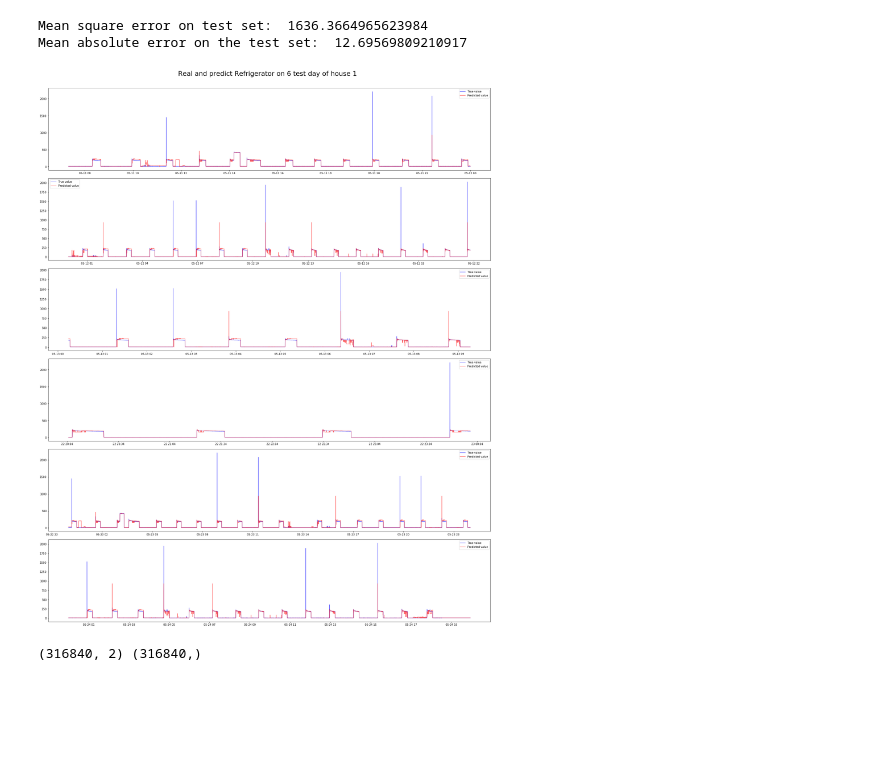
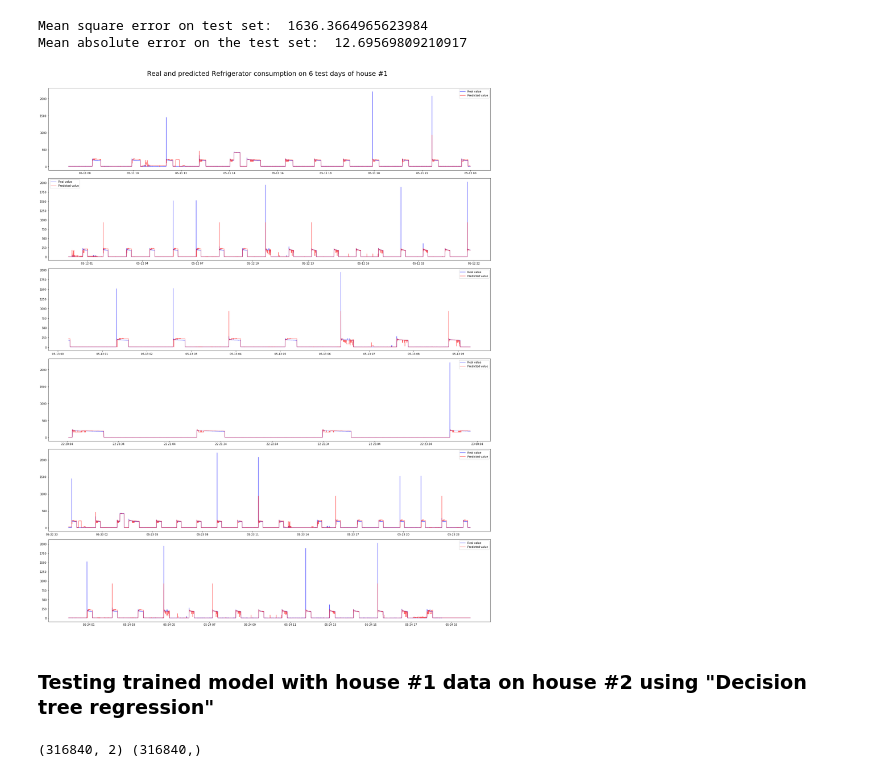
Before and after one commit to alirezasamar/DeepNILM, a Jupyter notebook: DeepNILM - Deep Energy Disaggregation.ipynb, the cells around one changed output. Saved outputs shown, nothing was run; the diff lists cells and outputs as text; code cells hidden in the pictures; blank space fills up the shorter version.

Commit message:
Apply trained decision tree regression on another house

```diff
--- a/DeepNILM - Deep Energy Disaggregation.ipynb
+++ b/DeepNILM - Deep Energy Disaggregation.ipynb
@@ -64,7 +64,7 @@ for i in range(1,3):
 # %%
 for i in range(1,3):
     print('House {} data has shape: '.format(i), df[i].shape)
-    display(df[i].tail(3))
+    display(df[i].tail(7))
 # %% [output]
 House 1 data has shape:  (406748, 22)
 |  | unix_time | mains_1 | mains_2 | oven_3 | oven_4 | refrigerator_5 | dishwaser_6 | kitchen_outlets_7 | ... |
@@ -219,25 +229,27 @@ print('Mean absolute error on the test set: ', mae_tree_1)
 Mean square error on test set:  1636.3664965623984
 Mean absolute error on the test set:  12.69569809210917
 # %%
-# Plot real and predict refrigerator consumption on six days of test data
+#Plot real and predict refrigerator consumption on six days of test data
 def plot_each_app(df, dates, predict, y_test, title, look_back = 0):
     num_date = len(dates)
     fig, axes = plt.subplots(num_date,1,figsize=(24, num_date*5) )
     plt.suptitle(title, fontsize = '25')
     fig.tight_layout()
     fig.subplots_adjust(top=0.95)
     for i in range(num_date):
         if i == 0: l = 0
         ind = df.ix[dates[i]].index[look_back:]
-        axes.flat[i].plot(ind, y_test[l:l+len(ind)], color = 'blue', alpha = 0.6, label = 'True value')
+        axes.flat[i].plot(ind, y_test[l:l+len(ind)], color = 'blue', alpha = 0.6, label = 'Real value')
         axes.flat[i].plot(ind, predict[l:l+len(ind)], color = 'red', alpha = 0.6, label = 'Predicted value')
         axes.flat[i].legend()
         l = len(ind)
 
 
-plot_each_app(df1_test, dates[1][17:], y_test_predict_1, y_test1, 'Real and predict Refrigerator on 6 test day of house 1')
+plot_each_app(df1_test, dates[1][17:], y_test_predict_1, y_test1, 'Real and predicted Refrigerator consumption on 6 test days of house #1')
 # %% [output]
-[figure, old version]
+[figure, new version]
+# %% [markdown]
+### Testing trained model with house #1 data on house #2 using "Decision tree regression"
 # %%
 X_2 = df[2][['mains_2','mains_1']].values
 y_2 = df[2]['refrigerator_9'].values
```
Also changed, not shown: parts of 11 cells of this notebook.
